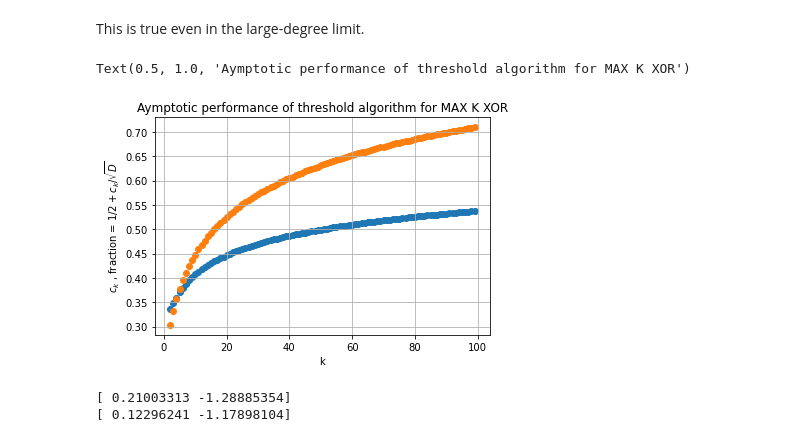
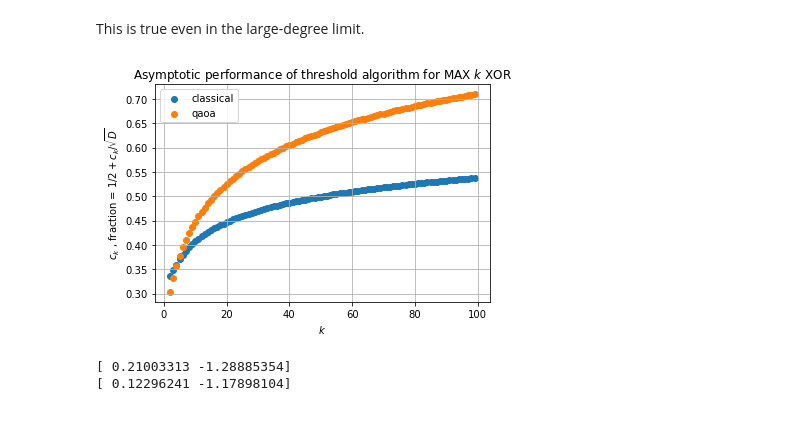
Before and after one commit to marwahaha/QuAIL-2021, a Jupyter notebook: maxkxor.ipynb, the cells around one changed output. Saved outputs shown, nothing was run; the diff lists cells and outputs as text; code cells hidden in the pictures.

```diff
--- a/maxkxor.ipynb
+++ b/maxkxor.ipynb
@@ -557,15 +558,17 @@ So for $k > 4$, the QAOA does better than the threshold algorithm.
 # %% [markdown]
 This is true even in the large-degree limit.
 # %%
-plt.scatter(ks, best_threshold_perf, label='classical')
+ks = range(2, 100)
+plt.scatter(ks[:len(best_threshold_perf)], best_threshold_perf, label='classical')
 plt.scatter(ks[:len(qaoa_asymptotic_maxes)], qaoa_asymptotic_maxes, label='qaoa')
 plt.grid()
-plt.xlabel("k")
+plt.xlabel("$k$")
 plt.ylabel("$c_k$ , fraction = $1/2 +  c_k /\sqrt{D}$")
-plt.title("Aymptotic performance of threshold algorithm for MAX K XOR")
+plt.legend()
+plt.title("Asymptotic performance of threshold algorithm for MAX $k$ XOR")
+plt.savefig('asymptotic_comparison.png',  dpi=300)
 # %% [output]
-Text(0.5, 1.0, 'Aymptotic performance of threshold algorithm for MAX K XOR')
-[figure, old version]
+[figure, new version]
 # %%
 def logfit(x, y, deg=1):
     logx = np.log(x)
```
Also changed, not shown: parts of 5 cells of this notebook, 1 other file.
